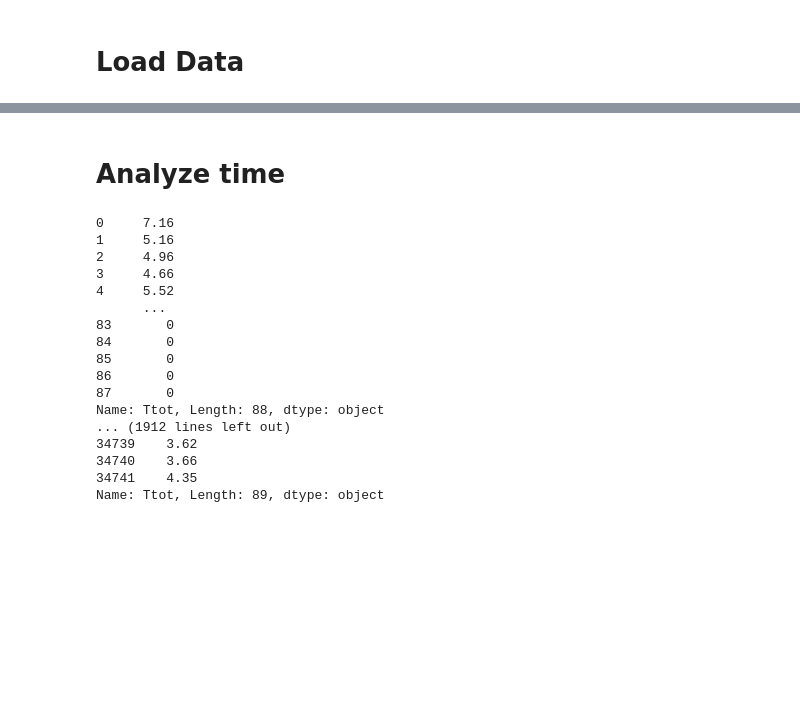
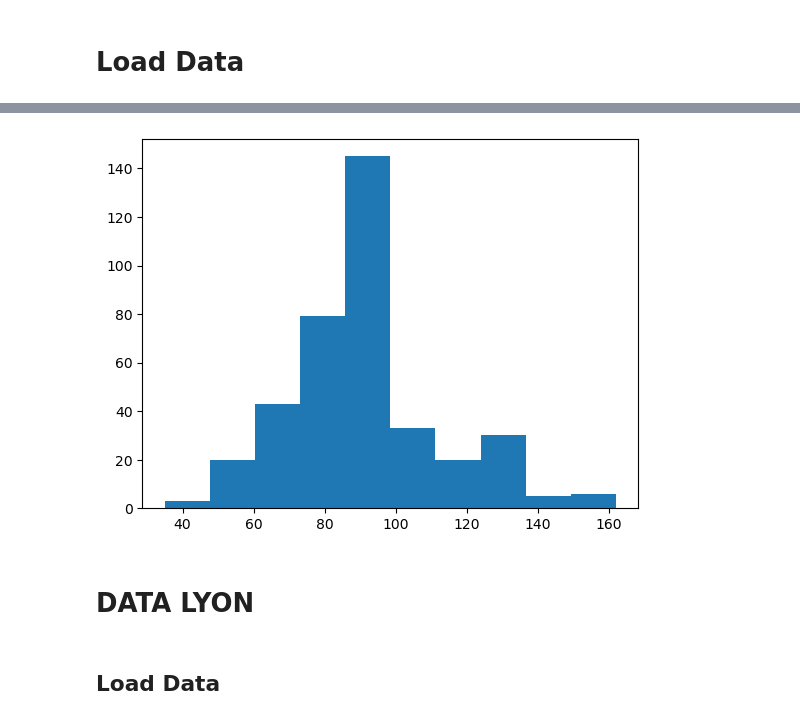
Before and after one commit to JulesGranget/Script_Python_EEG_Paris_git, a Jupyter notebook: n14_respi_analysis.ipynb, the cells around one changed output, grey strips where cells are left out. Saved outputs shown, nothing was run; the diff lists cells and outputs as text; code cells hidden in the pictures; blank space fills up the shorter version.

```diff
--- a/n14_respi_analysis.ipynb
+++ b/n14_respi_analysis.ipynb
@@ -10,11 +11,11 @@ from n0bis_config_analysis_functions import *
 # %% [markdown]
 # Load Data
 # %%
-sujet_list = np.array(['PD01','MJ02','VN03','GB04','LV05','EF06','DM08','TA09','BH10','FA11','BD12','FP13',
-'MD14','LG15','GM16','JR17','SE18','TM19','TY20','ZV21','DI22','LF23','TJ24','DF25','MN26','BD27','NT28','SC29',
-'AR30','HJ31','CM32','MA33']) #exclude PB07
-session_list = np.array(['+', 'o', '-'])
-cond_list = np.array(['FR_CV1', 'MECA', 'CO2', 'FR_CV2'])
+sujet_list = np.array(['01PD','02MJ','03VN','04GB','05LV','06EF','07PB','08DM','09TA','10BH','11FA','12BD','13FP',
+'14MD','15LG','16GM','17JR','18SE','19TM','20TY','21ZV','22DI','23LF','24TJ','25DF','26MN','27BD','28NT','29SC',
+'30AR','31HJ','32CM','33MA']) #exclude PB07
+session_list = np.array(['o', '+', '-'])
+cond_list = np.array(['FR_CV_1', 'MECA', 'CO2', 'FR_CV_2'])
 
 correspondance_odor = {'+' : 'P', 'o' : '0', '-' : 'N'}
 correspondance_cond = {'FR_CV1' : 'Variables cycle BL', 'MECA' : 'Variables cycle T1', 'CO2' : 'Variables cycle T2', 'FR_CV2' : 'VS POST'}
@@ -72,29 +61,19 @@ df_respi
-# %% [markdown]
-# Analyze time
 # %%
+counts = np.array([])
 for sujet in sujet_list:
 
     for cond in cond_list:
 
         for session_i in session_list:
 
-            print(df_respi.query(f"sujet == '{sujet}' & cond == '{cond}' & session == '{session_i}'")['Ttot'])
-            break
+            count = df_respi.query(f"sujet == '{sujet}' & cond == '{cond}' & session == '{session_i}'")['Ttot'].shape[0]
+            counts = np.append(counts, count)
-# %% [output]
-0     7.16
-1     5.16
-2     4.96
-3     4.66
-4     5.52
-      ...
-83       0
-84       0
-85       0
-86       0
-87       0
-Name: Ttot, Length: 88, dtype: object
-... (1912 lines left out)
-34739    3.62
-34740    3.66
-34741    4.35
-Name: Ttot, Length: 89, dtype: object
+# %%
+plt.hist(counts)
+plt.show()
+# %% [output]
+[figure, added]
+# %% [markdown]
+# DATA LYON
+# %% [markdown]
+## Load Data
```
Also changed, not shown: parts of 14 cells of this notebook, 15 other files.
